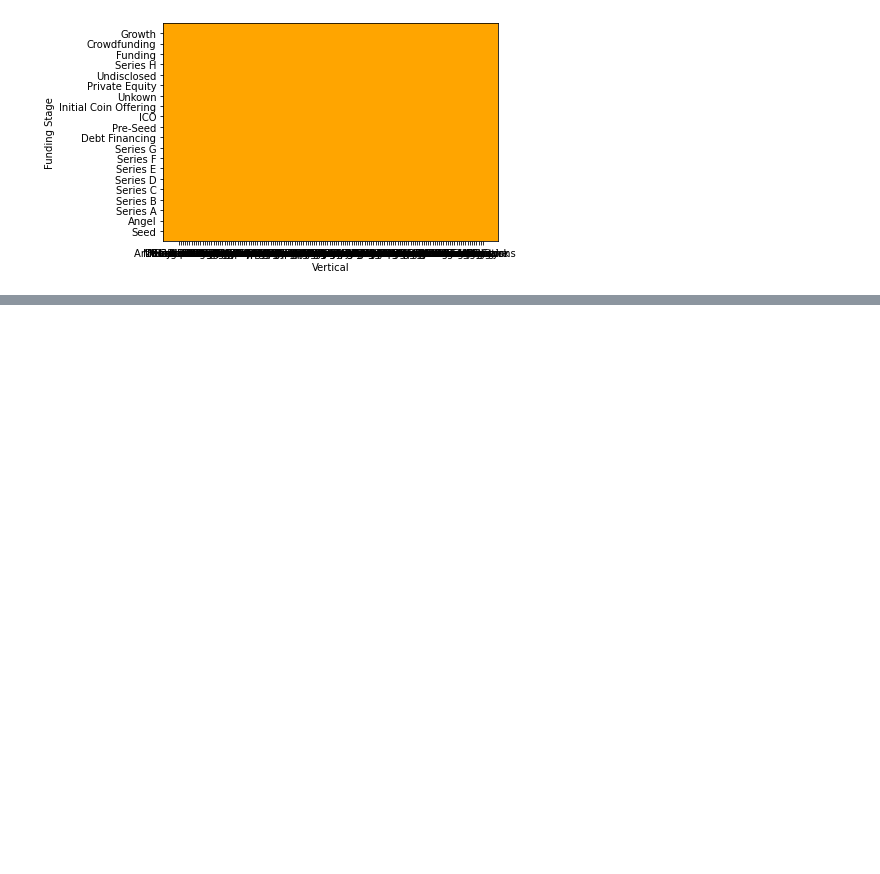
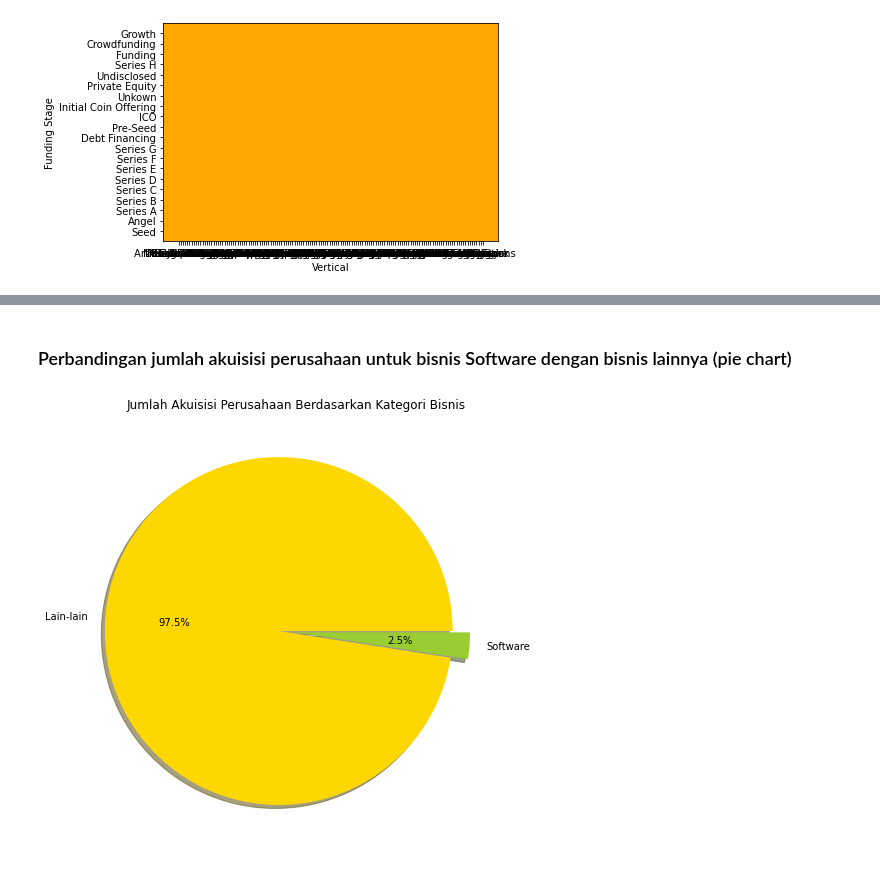
Before and after one commit to Tashdiqurridho/tubes-analisis-data, a Jupyter notebook: Data_Analisis.ipynb, the cells around one changed output, grey strips where cells are left out. Saved outputs shown, nothing was run; the diff lists cells and outputs as text; code cells hidden in the pictures; blank space fills up the shorter version.

```diff
--- a/Data_Analisis.ipynb
+++ b/Data_Analisis.ipynb
@@ -558,0 +491,10 @@ df2.plot(kind="scatter",x="Vertical", y="Funding Stage",sizes=df2["Funding Amoun
+# %% [markdown]
+### Perbandingan jumlah akuisisi perusahaan untuk bisnis Software dengan bisnis lainnya (pie chart)
+# %%
+data_merger_pie = data_merger
+data_merger_pie['Business'] = np.where(data_merger_pie["Business"]!="Software","Lain-lain", data_merger_pie["Business"])
+
+data_merger_pie["Business"].value_counts().plot(kind="pie", ylabel='', title="Jumlah Akuisisi Perusahaan Berdasarkan Kategori Bisnis", autopct='%1.1f%%', shadow=True, explode=[0.1, 0], colors=colors, figsize=(16,8))
+plt.show()
+# %% [output]
+[figure, added]
```
Also changed, not shown: parts of 50 cells of this notebook.
